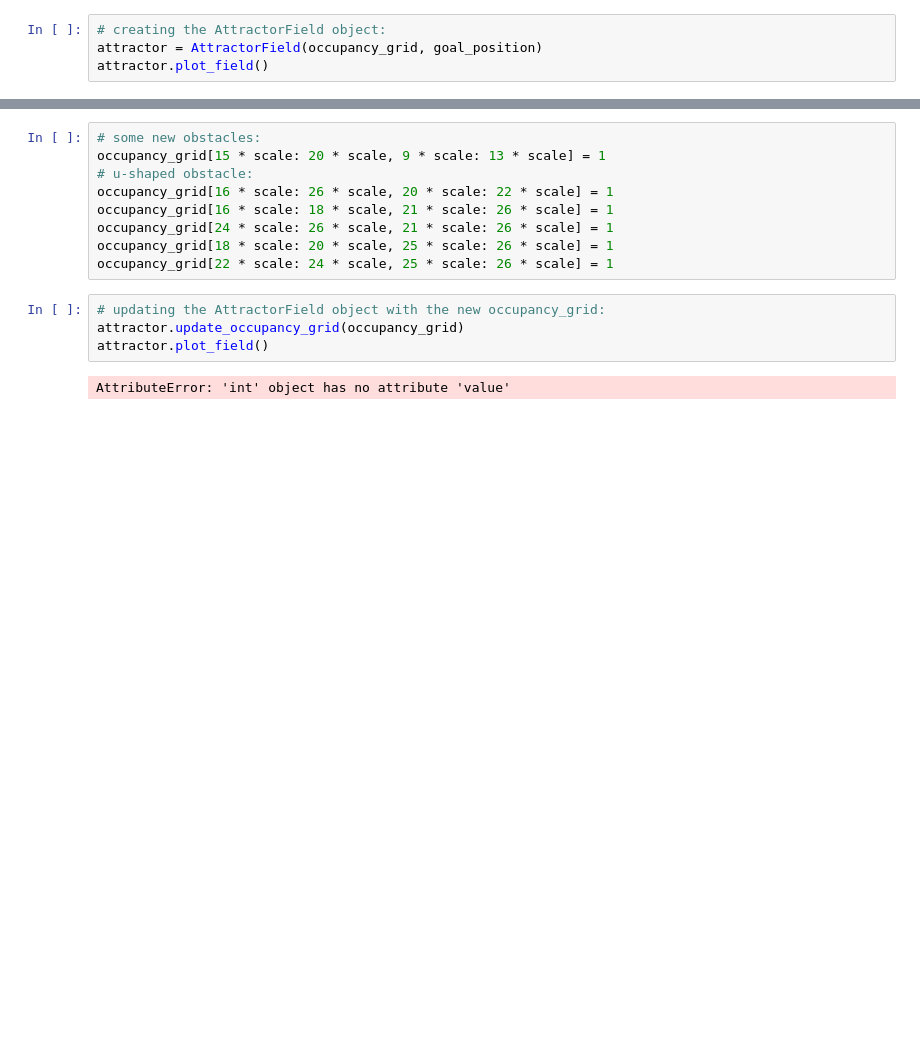
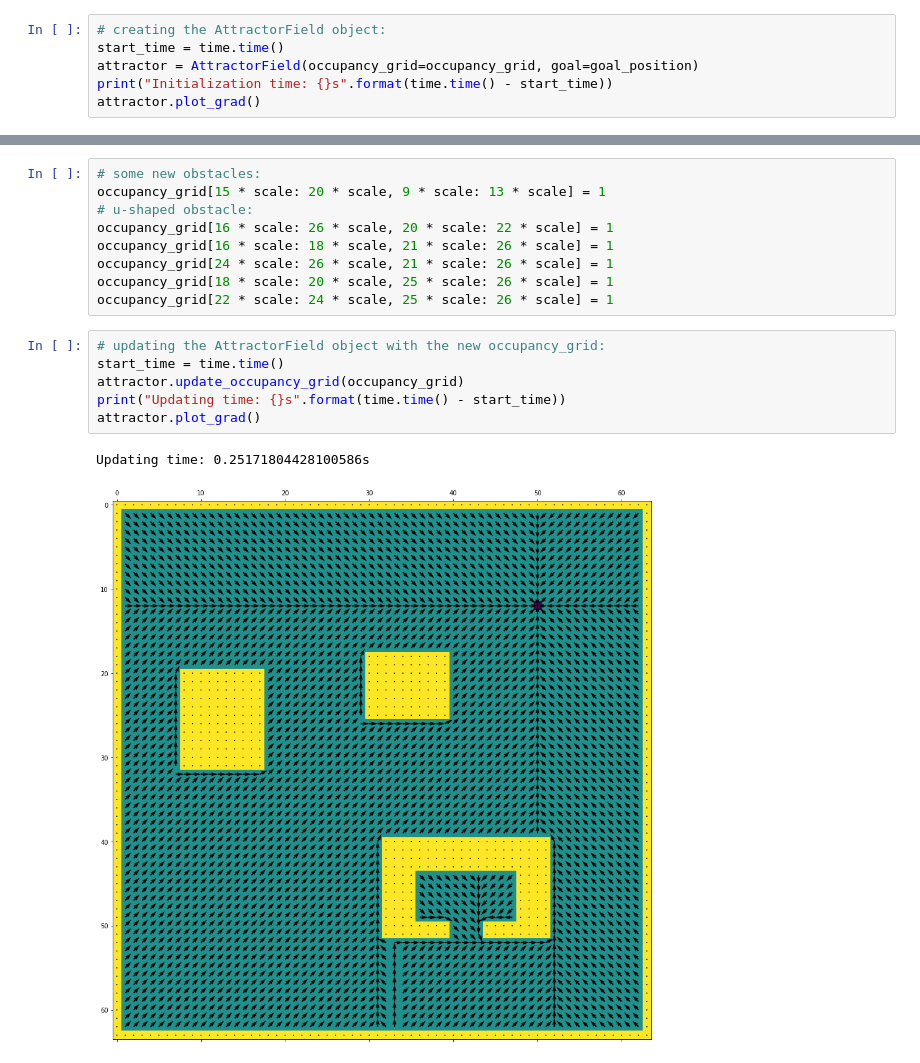
Before and after one commit to ferenctorok/potential_field_planner, a Jupyter notebook: src/AttractorField_demo.ipynb, the cells around one changed output, grey strips where cells are left out. Cells and saved outputs as stored; diff of their text form; blank space fills up the shorter version.

Commit message:
AttractorField seems to be all right, demo notebook is done.

```diff
--- a/src/AttractorField_demo.ipynb
+++ b/src/AttractorField_demo.ipynb
@@ -31,6 +32,8 @@ occ_grid_to_plot = occupancy_grid.copy()
 occ_grid_to_plot[goal_position[0], goal_position[1]] = -1
 # %%
 # creating the AttractorField object:
-attractor = AttractorField(occupancy_grid, goal_position)
-attractor.plot_field()
+start_time = time.time()
+attractor = AttractorField(occupancy_grid=occupancy_grid, goal=goal_position)
+print("Initialization time: {}s".format(time.time() - start_time))
+attractor.plot_grad()
 # %% [output]
@@ -47,7 +50,10 @@ occupancy_grid[18 * scale: 20 * scale, 25 * scale: 26 * scale] = 1
 occupancy_grid[22 * scale: 24 * scale, 25 * scale: 26 * scale] = 1
 # %%
 # updating the AttractorField object with the new occupancy_grid:
+start_time = time.time()
 attractor.update_occupancy_grid(occupancy_grid)
-attractor.plot_field()
+print("Updating time: {}s".format(time.time() - start_time))
+attractor.plot_grad()
 # %% [output]
-AttributeError: 'int' object has no attribute 'value'
+Updating time: 0.25171804428100586s
+[figure, added]
```
Also changed, not shown: parts of 3 cells of this notebook.
